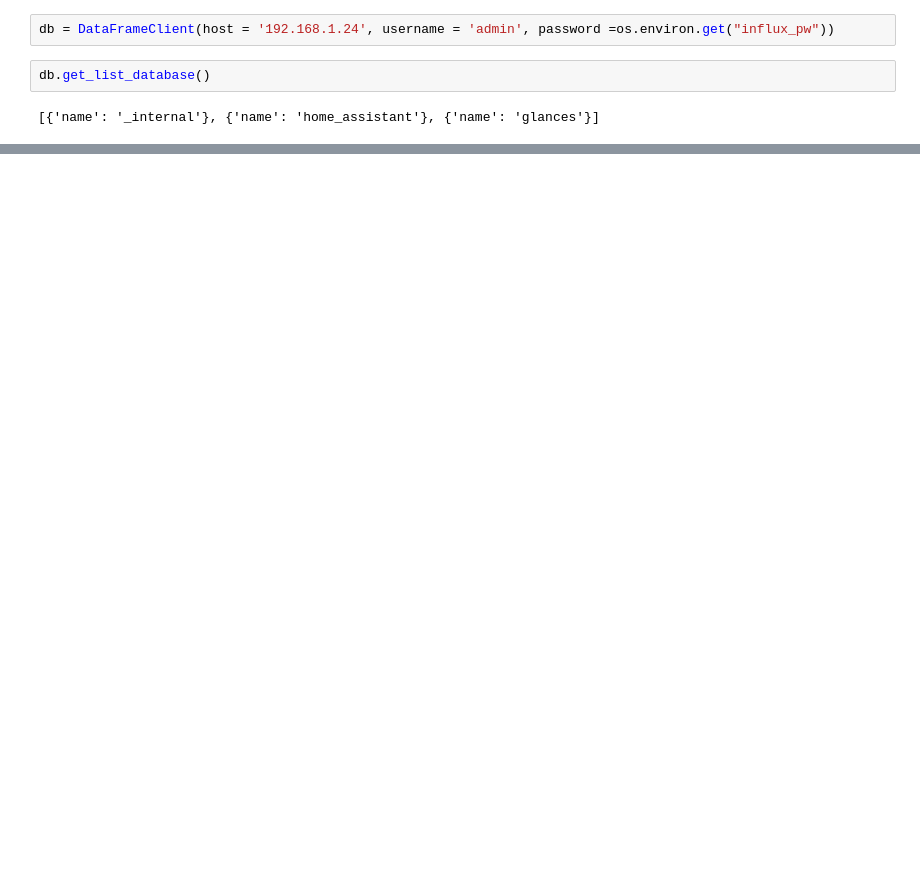
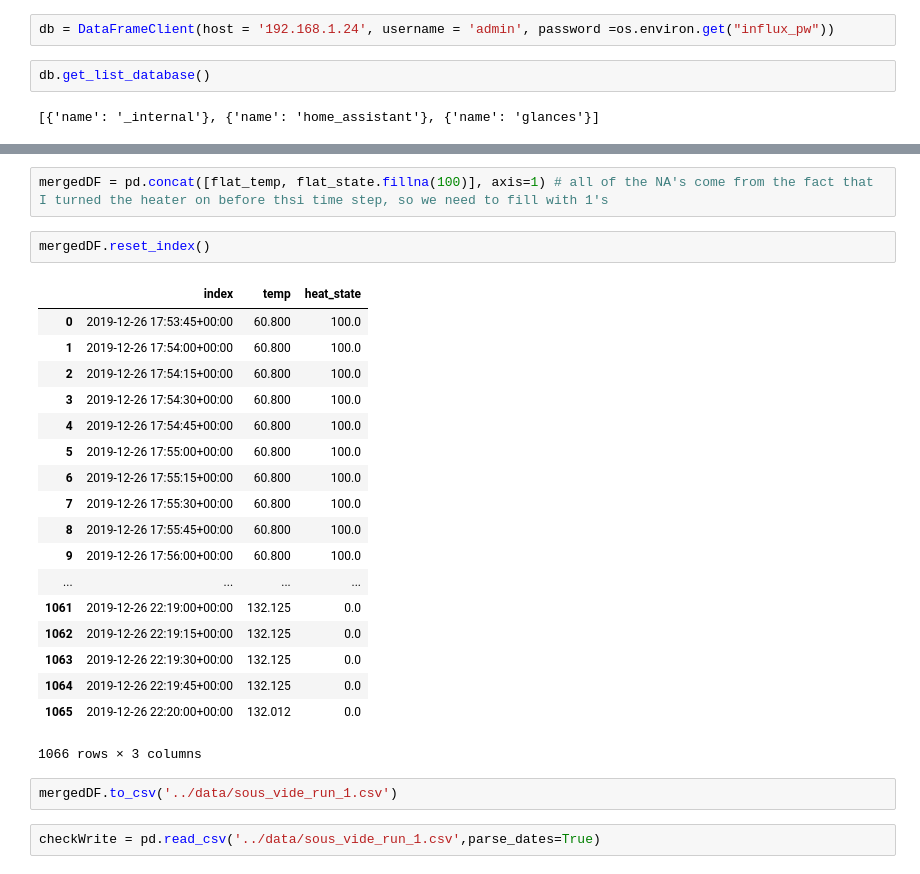
Before and after one commit to mj514316/sous_vide, a Jupyter notebook: notebooks/ConnectToInflux.ipynb, the cells around one changed output, grey strips where cells are left out. Cells and saved outputs as stored; diff of their text form; blank space fills up the shorter version.

Commit message:
Grabbed some data for remote work, refined notebook. Still need to work on date formats

```diff
--- a/notebooks/ConnectToInflux.ipynb
+++ b/notebooks/ConnectToInflux.ipynb
@@ -52,0 +32,27 @@ results['example'].describe()
+# %%
+mergedDF = pd.concat([flat_temp, flat_state.fillna(100)], axis=1) # all of the NA's come from the fact that I turned the heater on before thsi time step, so we need to fill with 1's
+# %%
+mergedDF.reset_index()
+# %% [output]
+|  | index | temp | heat_state |
+| 0 | 2019-12-26 17:53:45+00:00 | 60.800 | 100.0 |
+| 1 | 2019-12-26 17:54:00+00:00 | 60.800 | 100.0 |
+| 2 | 2019-12-26 17:54:15+00:00 | 60.800 | 100.0 |
+| 3 | 2019-12-26 17:54:30+00:00 | 60.800 | 100.0 |
+| 4 | 2019-12-26 17:54:45+00:00 | 60.800 | 100.0 |
+| 5 | 2019-12-26 17:55:00+00:00 | 60.800 | 100.0 |
+| 6 | 2019-12-26 17:55:15+00:00 | 60.800 | 100.0 |
+| 7 | 2019-12-26 17:55:30+00:00 | 60.800 | 100.0 |
+| 8 | 2019-12-26 17:55:45+00:00 | 60.800 | 100.0 |
+| 9 | 2019-12-26 17:56:00+00:00 | 60.800 | 100.0 |
+| ... | ... | ... | ... |
+| 1061 | 2019-12-26 22:19:00+00:00 | 132.125 | 0.0 |
+| 1062 | 2019-12-26 22:19:15+00:00 | 132.125 | 0.0 |
+| 1063 | 2019-12-26 22:19:30+00:00 | 132.125 | 0.0 |
+| 1064 | 2019-12-26 22:19:45+00:00 | 132.125 | 0.0 |
+| 1065 | 2019-12-26 22:20:00+00:00 | 132.012 | 0.0 |
+1066 rows × 3 columns
+# %%
+mergedDF.to_csv('../data/sous_vide_run_1.csv')
+# %%
+checkWrite = pd.read_csv('../data/sous_vide_run_1.csv',parse_dates=True)
```
Also changed, not shown: parts of 11 cells of this notebook, 1 other file.
